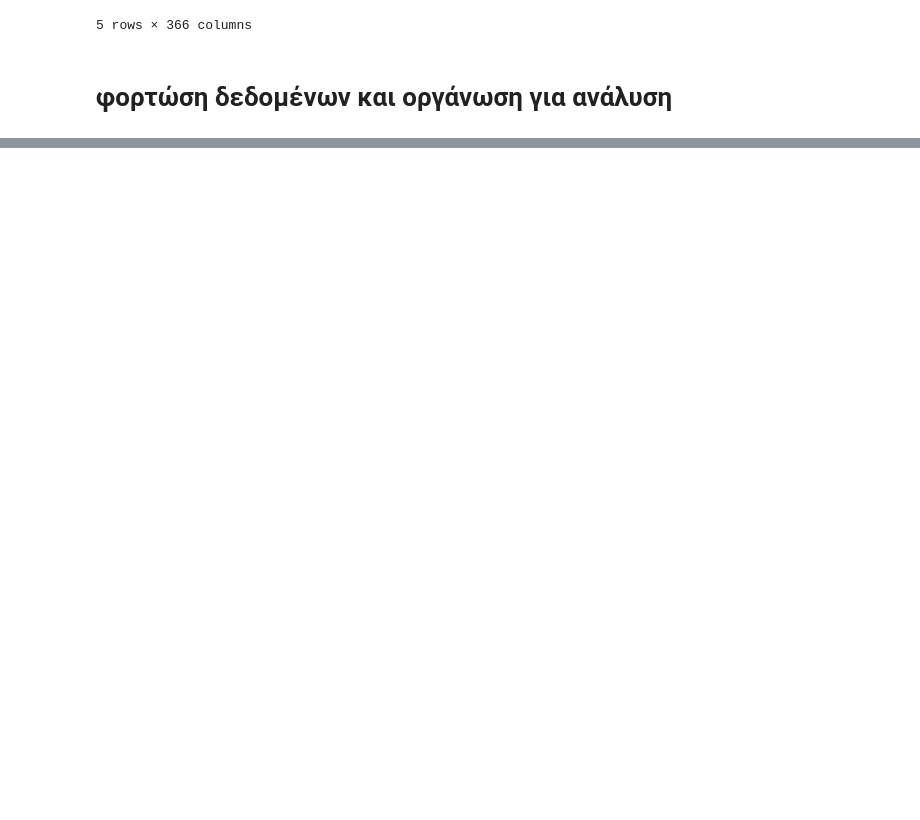
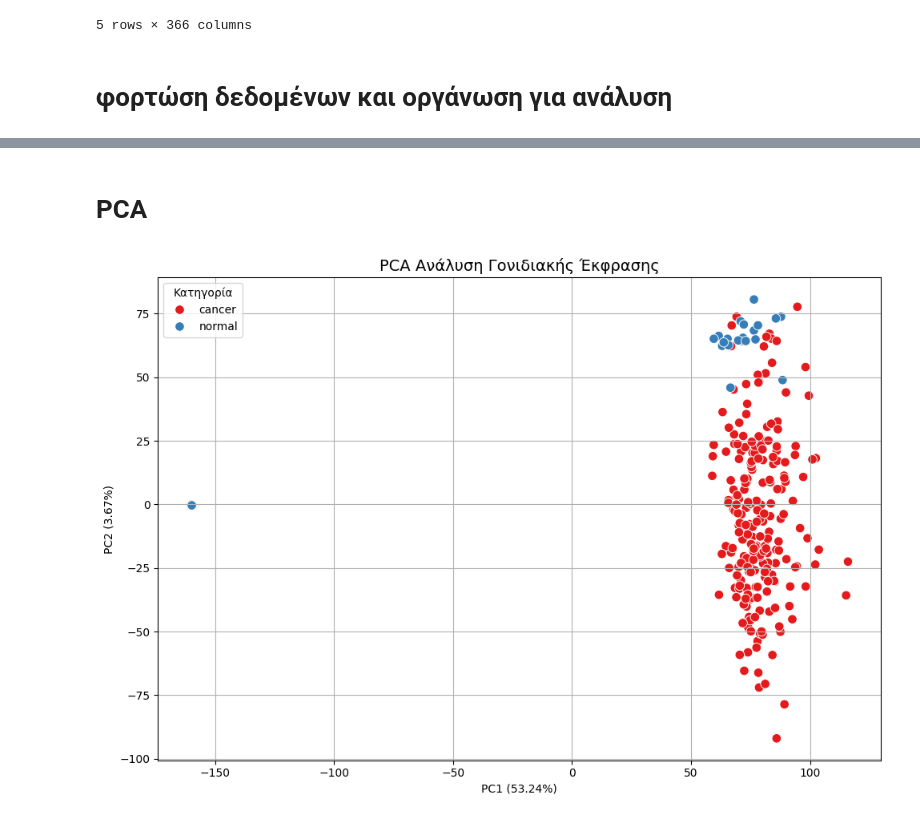
Before and after one commit to StamosKall/-lung-cancer-bioinformatics, a Jupyter notebook: main.ipynb, the cells around one changed output, grey strips where cells are left out. Drawn from its saved outputs; the diff is of its cells as text; code cells hidden in the pictures; blank space fills up the shorter version.

Commit message:
Προσθήκη PCA ανάλυσης και ενημέρωση δεδομένων και labels

```diff
--- a/main.ipynb
+++ b/main.ipynb
@@ -151,3 +155,34 @@ expression_data.head()
 | GSM773543 | 28.38625 | 8.138013 | 40.220118 | 6329.205170 | 106.75270 | 16.412923 | 39.129192 | 32.542745 | 19.044909 | 31.693239 | ... |
 | GSM773544 | 42.09003 | 10.482582 | 26.090287 | 3881.230130 | 240.99803 | 17.330212 | 23.747617 | 16.267970 | 32.913082 | 51.031890 | ... |
 5 rows × 23521 columns
+# %% [markdown]
+# PCA
+# %%
+# 🔹 Χωρίζουμε features & labels
+X = expression_data.drop(columns=['label'])
+y = expression_data['label']
+
+# 🔹 Κανονικοποίηση
+scaler = StandardScaler()
+X_scaled = scaler.fit_transform(X)
+
+# 🔹 PCA με 2 συνιστώσες
+pca = PCA(n_components=2)
+X_pca = pca.fit_transform(X_scaled)
+
+# 🔹 Δημιουργία DataFrame για plot
+pca_df = pd.DataFrame(data=X_pca, columns=["PC1", "PC2"])
+pca_df["label"] = y.values
+
+# 🔹 Οπτικοποίηση
+plt.figure(figsize=(10,7))
+sns.scatterplot(data=pca_df, x="PC1", y="PC2", hue="label", palette="Set1", s=70)
+plt.title("PCA Ανάλυση Γονιδιακής Έκφρασης", fontsize=14)
+plt.xlabel(f"PC1 ({pca.explained_variance_ratio_[0]*100:.2f}%)")
+plt.ylabel(f"PC2 ({pca.explained_variance_ratio_[1]*100:.2f}%)")
+plt.legend(title="Κατηγορία")
+plt.grid(True)
+plt.tight_layout()
+plt.show()
+# %% [output]
+[figure, added]
```
Also changed, not shown: parts of 2 cells of this notebook, 1 other file.
